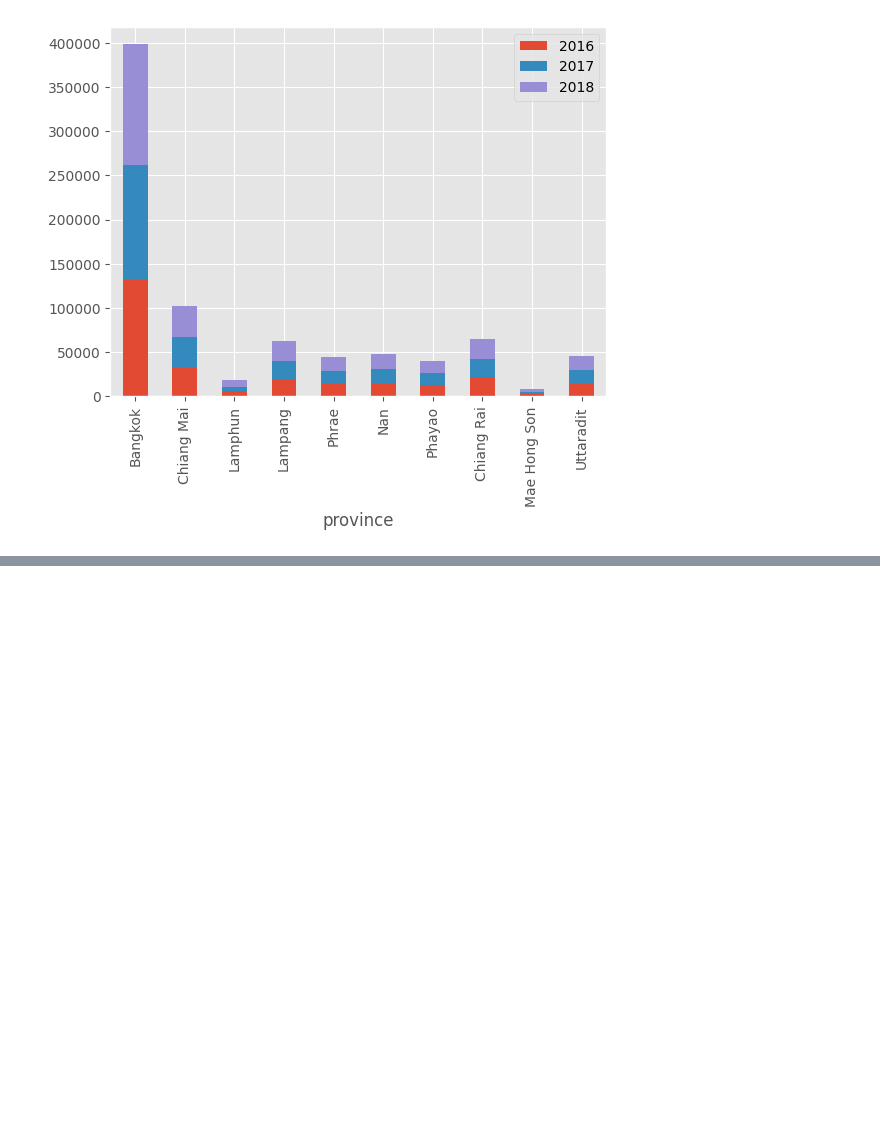
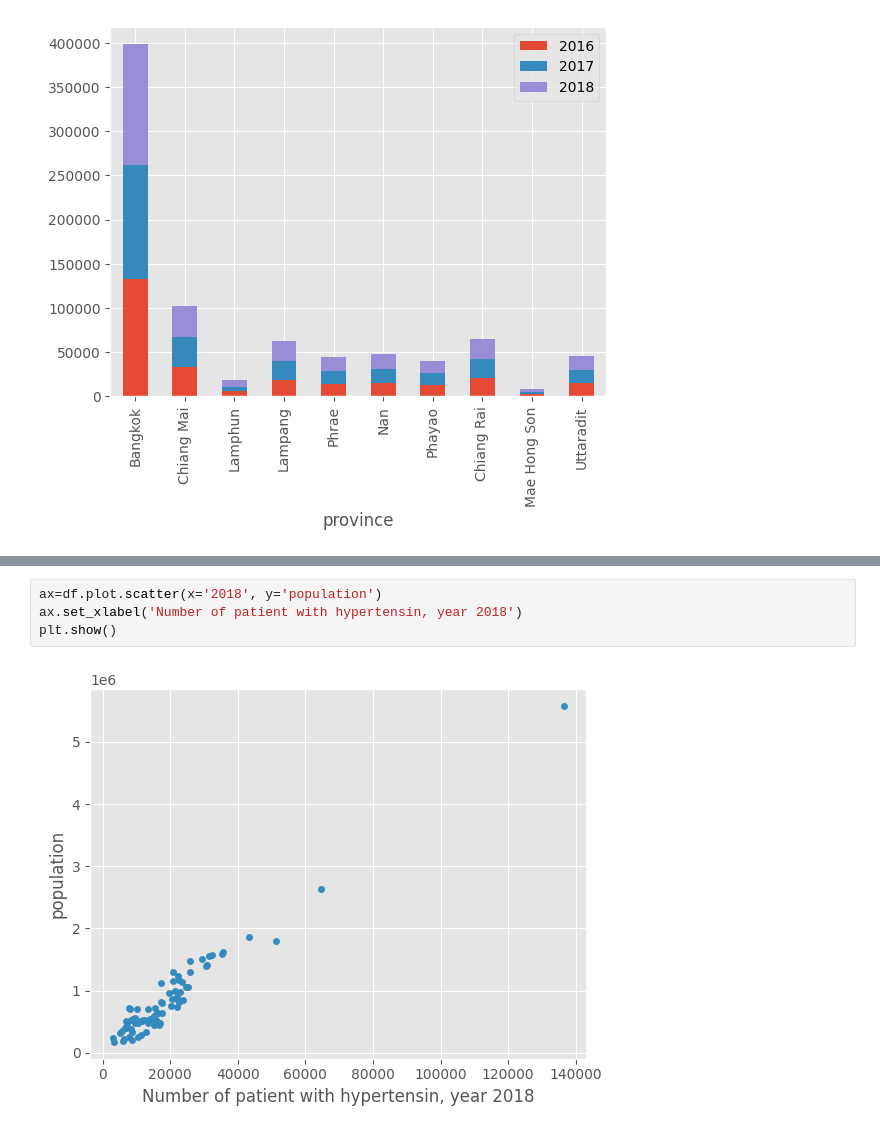
Before and after one commit to Dzero001/BigData_exe, a Jupyter notebook: Untitled3.ipynb, the cells around one changed output, grey strips where cells are left out. Drawn from its saved outputs; the diff is of its cells as text; blank space fills up the shorter version.

```diff
--- a/Untitled3.ipynb
+++ b/Untitled3.ipynb
@@ -80,0 +75,6 @@ zone2.set_index('province') [['2016', '2017', '2018']].head(10).plot.bar(stacked
+# %%
+ax=df.plot.scatter(x='2018', y='population')
+ax.set_xlabel('Number of patient with hypertensin, year 2018')
+plt.show()
+# %% [output]
+[figure, added]
```
Also changed, not shown: parts of 20 cells of this notebook, 1 other file.
